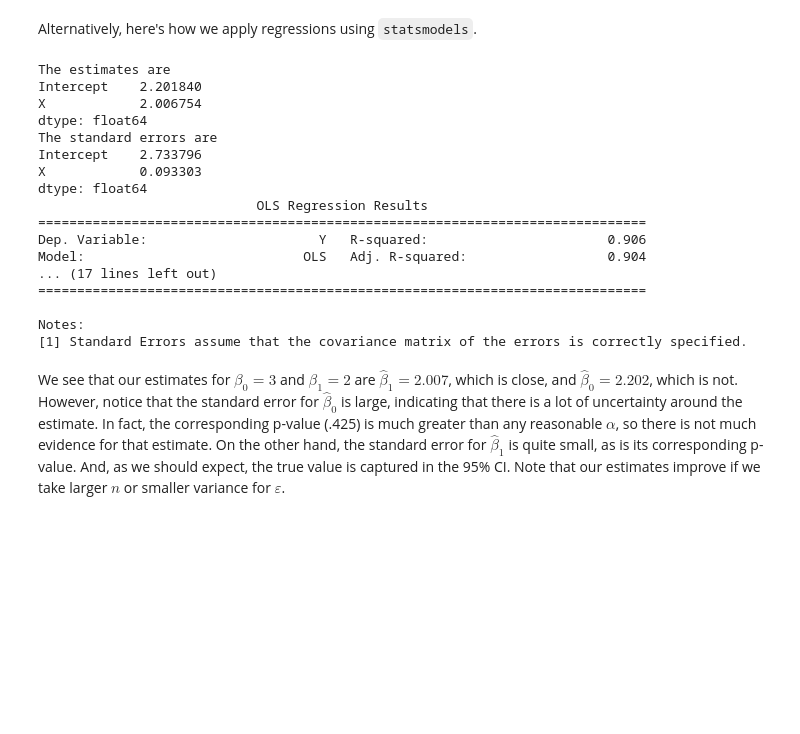
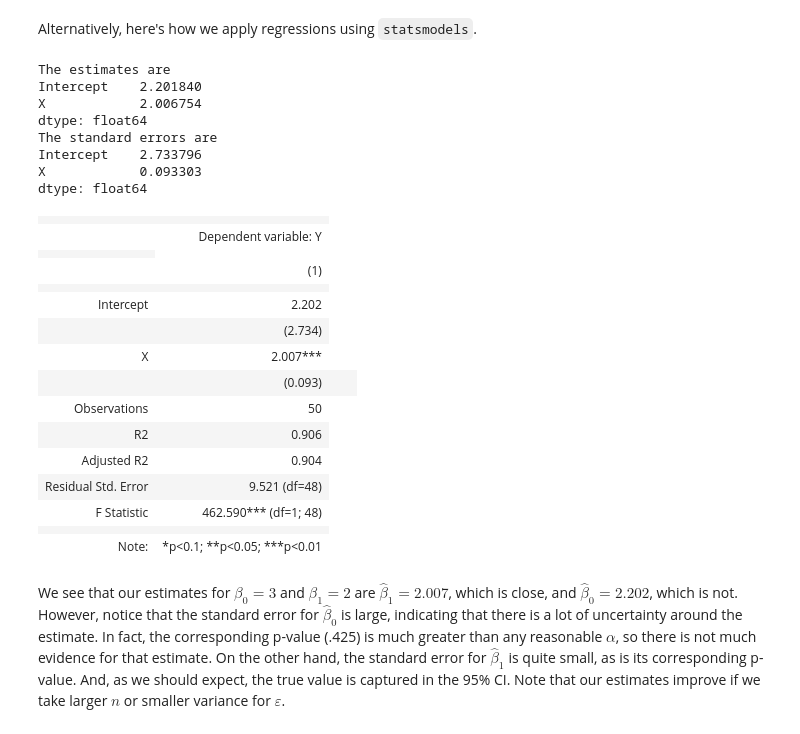
Before and after one commit to BA830/course_materials, a Jupyter notebook: course_notes/notes_on_causal.ipynb, the cells around one changed output. Cells and saved outputs as stored; diff of their text form; code cells hidden in the pictures; blank space fills up the shorter version.

```diff
--- a/course_notes/notes_on_causal.ipynb
+++ b/course_notes/notes_on_causal.ipynb
@@ -804,31 +807,41 @@ None
 Alternatively, here's how we apply regressions using `statsmodels`.
 # %%
 import statsmodels.api as sm
-
+from stargazer.stargazer import Stargazer
 lm = sm.OLS.from_formula("Y~X", data = df)
 fit = lm.fit()
 
 print(f'The estimates are \n{fit.params}')
 print(f'The standard errors are \n{fit.bse}')
-print(fit.summary())
+#print(fit.summary())
+
+# Stargazer is a function that nicely formats regression results:
+Stargazer([fit])
 # %% [output]
 The estimates are
 Intercept    2.201840
 X            2.006754
 dtype: float64
 The standard errors are
 Intercept    2.733796
 X            0.093303
 dtype: float64
-                            OLS Regression Results
-==============================================================================
-Dep. Variable:                      Y   R-squared:                       0.906
-Model:                            OLS   Adj. R-squared:                  0.904
-... (17 lines left out)
-==============================================================================
-
-Notes:
-[1] Standard Errors assume that the covariance matrix of the errors is correctly specified.
+|  |  |
+|  | Dependent variable: Y |
+|  |
+|  | (1) |
+|  |  |
+| Intercept | 2.202 |
+|  | (2.734) |
+| X | 2.007*** |
+|  | (0.093) |  |  |
+| Observations | 50 |
+| R2 | 0.906 |
+| Adjusted R2 | 0.904 |
+| Residual Std. Error | 9.521 (df=48) |
+| F Statistic | 462.590*** (df=1; 48) |
+|  |  |
+| Note: | *p<0.1; **p<0.05; ***p<0.01 |
 # %% [markdown]
 We see that our estimates for $\beta_0 = 3$ and $\beta_1 = 2$ are $\hat{\beta}_1 = 2.007$, which is close, and $\hat{\beta}_0 = 2.202$, which is not.
 However, notice that the standard error for $\hat{\beta}_0$ is large, indicating that there is a lot of uncertainty around the estimate.
```
Also changed, not shown: parts of 19 cells of this notebook, 2 other files.
